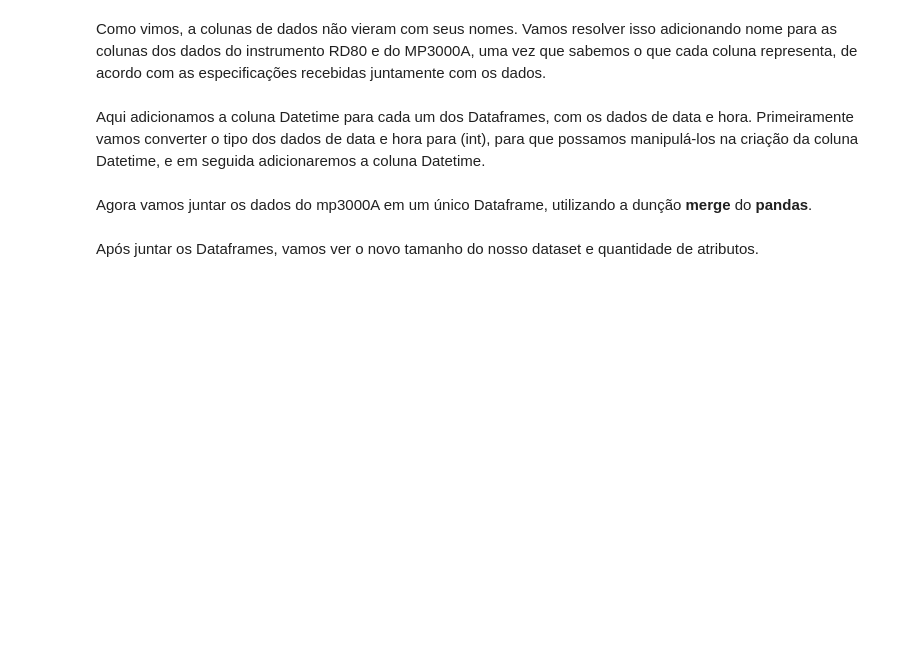
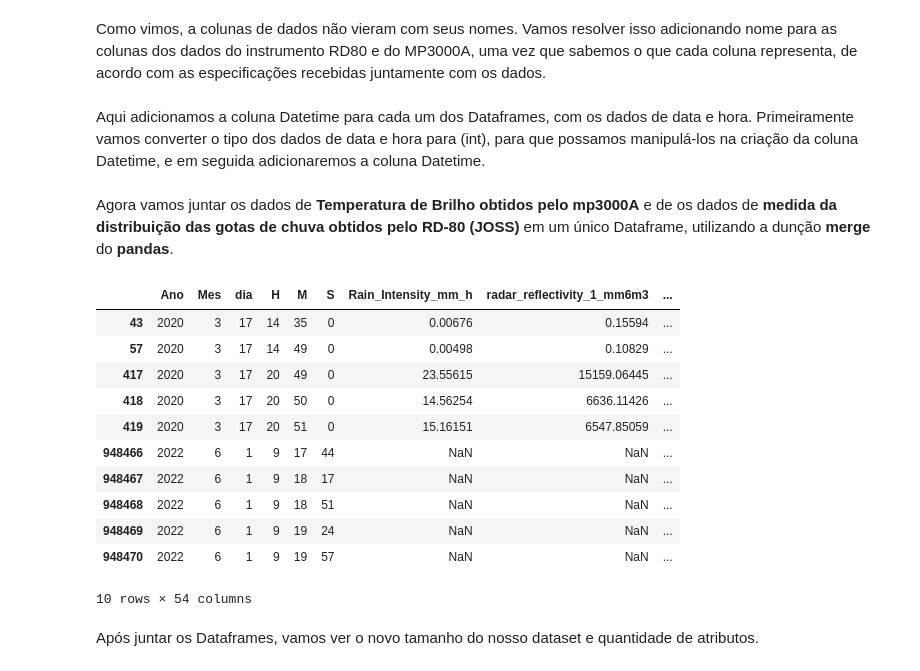
Before and after one commit to lourencocavalcante/Advanced-Topics-in-Environmental-Modeling, a Jupyter notebook: CAP_TAMA_2022_Parte1.ipynb, the cells around one changed output. Saved outputs shown, nothing was run; the diff lists cells and outputs as text; code cells hidden in the pictures; blank space fills up the shorter version.

```diff
--- a/CAP_TAMA_2022_Parte1.ipynb
+++ b/CAP_TAMA_2022_Parte1.ipynb
@@ -217,6 +217,10 @@ df_mp3000A_2.columns = ['Mes', 'dia', 'Ano', 'H', 'M', 'S', 'Ch_22_234', 'Ch_22_
 df_mp3000A_3.columns = ['Mes', 'dia', 'Ano', 'H', 'M', 'S', 'Int_Vapor_cm','Int_Liquid_mm','Cloud_Base_km','DataQuality']
 # %% [markdown]
 Aqui adicionamos a coluna Datetime para cada um dos Dataframes, com os dados de data e hora. Primeiramente vamos converter o tipo dos dados de data e hora para (int), para que possamos manipulá-los na criação da coluna Datetime, e em seguida adicionaremos a coluna Datetime.
+# %%
+#Faz uma busca na coluna Ano e altera o ano de YY para YYYY
+df_rd80_joss_one['Ano'][df_rd80_joss_one['Ano'] < 2000] = df_rd80_joss_one['Ano'] + 2000
+df_mp3000A_2['Ano'][df_mp3000A_2['Ano'] < 2000] = df_mp3000A_2['Ano'] + 2000
 # %%
 #Modificanto o tipo de dado para (int)
 df_rd80_joss_one[['Ano', 'Mes', 'dia', 'H', 'M', 'S']] = df_rd80_joss_one[['Ano', 'Mes', 'dia', 'H', 'M', 'S']].astype(int)
@@ -225,4 +229,4 @@ df_mp3000A_1[['Mes', 'dia', 'Ano', 'H', 'M', 'S']] = df_mp3000A_1[['Mes', 'dia',
 df_mp3000A_2[['Mes', 'dia', 'Ano', 'H', 'M', 'S']] = df_mp3000A_2[['Mes', 'dia', 'Ano', 'H', 'M', 'S']].astype(int)
 df_mp3000A_3[['Mes', 'dia', 'Ano', 'H', 'M', 'S']] = df_mp3000A_3[['Mes', 'dia', 'Ano', 'H', 'M', 'S']].astype(int)
 # %% [markdown]
-Agora vamos juntar os dados do mp3000A em um único Dataframe, utilizando a dunção **merge** do **pandas**.
+Agora vamos juntar os dados de **Temperatura de Brilho obtidos pelo mp3000A** e de os dados de **medida da distribuição das gotas de chuva obtidos pelo RD-80 (JOSS)** em um único Dataframe, utilizando a dunção **merge** do **pandas**.
@@ -237,3 +236,19 @@ df_MP3000A_RD80_final = pd.merge(df_rd80_joss_one, df_MP3000A_final, how='outer'
+# %%
+#Vamos visualizar as primeiras 2 e últimas 2 linhas dos dados
+df_MP3000A_RD80_final.loc[df_MP3000A_RD80_final['Rain_Intensity_mm_h'] > 0].head(n=5).append(df_MP3000A_RD80_final.loc[df_MP3000A_RD80_final['DataQuality'] == 1].tail(n=5))
+# %% [output]
+|  | Ano | Mes | dia | H | M | S | Rain_Intensity_mm_h | radar_reflectivity_1_mm6m3 | ... |
+| 43 | 2020 | 3 | 17 | 14 | 35 | 0 | 0.00676 | 0.15594 | ... |
+| 57 | 2020 | 3 | 17 | 14 | 49 | 0 | 0.00498 | 0.10829 | ... |
+| 417 | 2020 | 3 | 17 | 20 | 49 | 0 | 23.55615 | 15159.06445 | ... |
+| 418 | 2020 | 3 | 17 | 20 | 50 | 0 | 14.56254 | 6636.11426 | ... |
+| 419 | 2020 | 3 | 17 | 20 | 51 | 0 | 15.16151 | 6547.85059 | ... |
+| 948466 | 2022 | 6 | 1 | 9 | 17 | 44 | NaN | NaN | ... |
+| 948467 | 2022 | 6 | 1 | 9 | 18 | 17 | NaN | NaN | ... |
+| 948468 | 2022 | 6 | 1 | 9 | 18 | 51 | NaN | NaN | ... |
+| 948469 | 2022 | 6 | 1 | 9 | 19 | 24 | NaN | NaN | ... |
+| 948470 | 2022 | 6 | 1 | 9 | 19 | 57 | NaN | NaN | ... |
+10 rows × 54 columns
 # %% [markdown]
 Após juntar os Dataframes, vamos ver o novo tamanho do nosso dataset e quantidade de atributos.
 # %%
```
Also changed, not shown: parts of 22 cells of this notebook.
